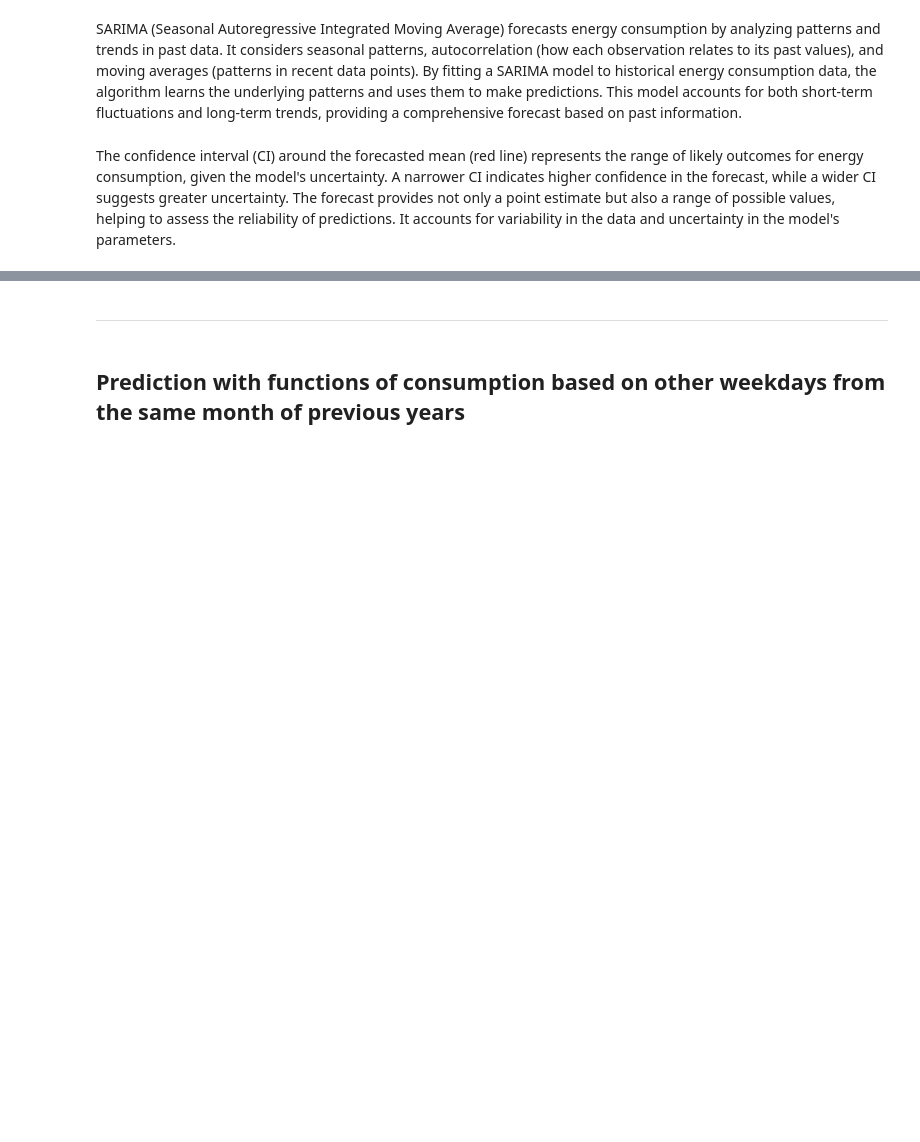
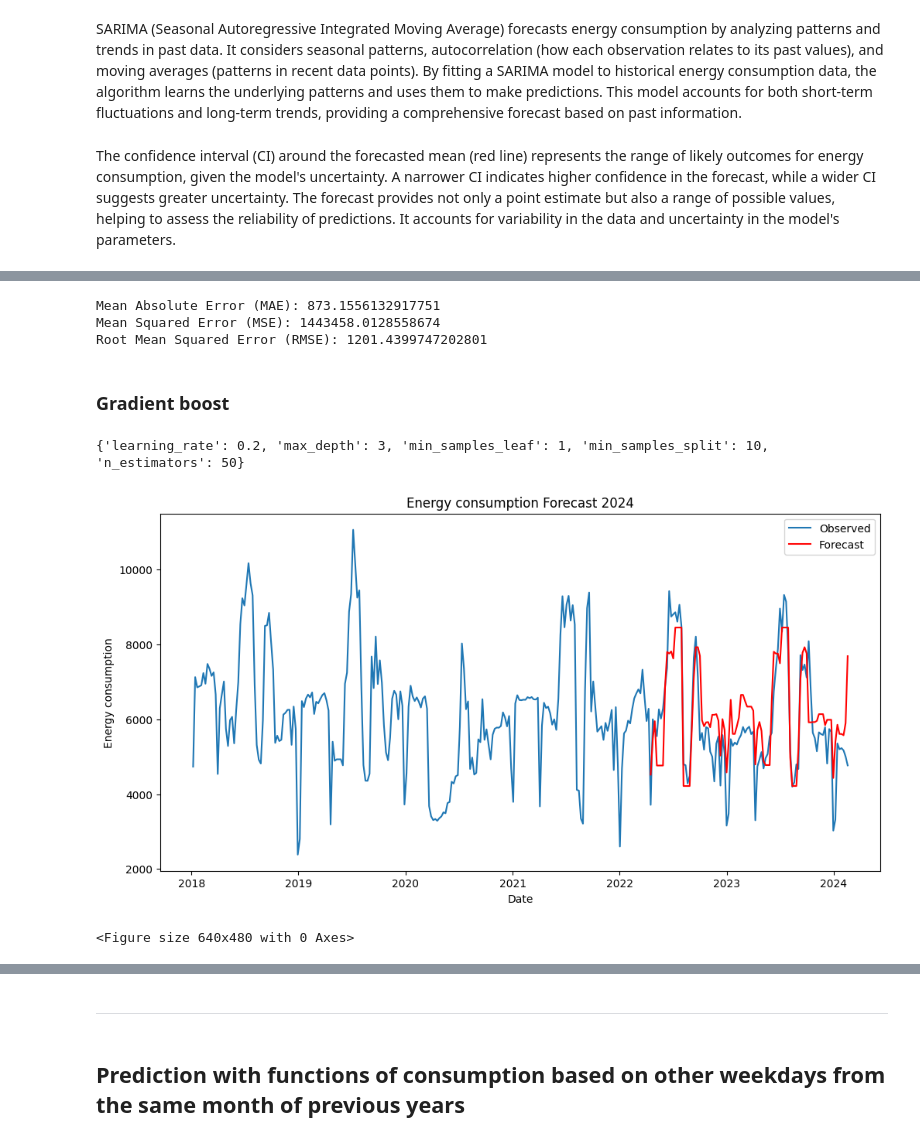
Before and after one commit to Martinacarretta/smart-UAB, a Jupyter notebook: Synthesis_project.ipynb, the cells around one changed output, grey strips where cells are left out. Drawn from its saved outputs; the diff is of its cells as text; code cells hidden in the pictures; blank space fills up the shorter version.

```diff
--- a/Synthesis_project.ipynb
+++ b/Synthesis_project.ipynb
@@ -1383,0 +1534,77 @@ The confidence interval (CI) around the forecasted mean (red line) represents th
+# %%
+# Calculate the errors
+mae2 = mean_absolute_error(y_val, y_pred_forest)
+mse2 = mean_squared_error(y_val, y_pred_forest)
+rmse2 = sqrt(mse2)
+
+print(f'Mean Absolute Error (MAE): {mae2}')
+print(f'Mean Squared Error (MSE): {mse2}')
+print(f'Root Mean Squared Error (RMSE): {rmse2}')
+# %% [output]
+Mean Absolute Error (MAE): 873.1556132917751
+Mean Squared Error (MSE): 1443458.0128558674
+Root Mean Squared Error (RMSE): 1201.4399747202801
+# %% [markdown]
+### Gradient boost
+# %%
+# Define the parameter grid for the grid search
+param_grid = {
+    'n_estimators': [50, 100, 200],
+    'max_depth': [None, 3, 5, 10],
+    'min_samples_split': [2, 5, 10],
+    'min_samples_leaf': [1, 2, 4],
+    'learning_rate': [0.01, 0.1, 0.2],
+}
+
+# Create a base model
+gb = GradientBoostingRegressor()
+
+# Instantiate the grid search model
+grid_search = GridSearchCV(estimator=gb, param_grid=param_grid, cv=3, n_jobs=-1, verbose=0)
+
+# Fit the grid search to the data
+grid_search.fit(X_train, y_train)
+
+# Print the best parameters
+print(grid_search.best_params_)
+
+# Train the model using the best parameters
+best_gb = GradientBoostingRegressor(**grid_search.best_params_)
+best_gb.fit(X_train, y_train)
+
+# Validate the model
+y_pred_gb = best_gb.predict(X_val)
+# %% [output]
+{'learning_rate': 0.2, 'max_depth': 3, 'min_samples_leaf': 1, 'min_samples_split': 10, 'n_estimators': 50}
+# %%
+df_predictions = pd.DataFrame({
+    'date': original_dates[split_index:],  # select the dates corresponding to your validation set
+    'prediction': y_pred_gb
+})
+
+# Convert 'date' column to datetime and set it as index
+df_predictions['date'] = pd.to_datetime(df_predictions['date'])
+df_predictions.set_index('date', inplace=True)
+
+# Resample the data to weekly mean
+df_predictions_resampled = df_predictions.resample('W').mean()
+
+# Do the same for the observed data
+energy_consumption_resampled = energy_consumption_d.copy()
+energy_consumption_resampled['Date'] = pd.to_datetime(energy_consumption_resampled['Date'])
+energy_consumption_resampled.set_index('Date', inplace=True)
+energy_consumption_resampled = energy_consumption_resampled['Q-Enginyeria-Total [kWh]'].resample('W').mean()
+
+# Plot the resampled data
+plt.figure(figsize=(12, 6))
+plt.plot(energy_consumption_resampled, label='Observed')
+plt.plot(df_predictions_resampled, label='Forecast', color='red')
+plt.title("Energy consumption Forecast 2024")
+plt.xlabel("Date")
+plt.ylabel("Energy consumption")
+plt.legend()
+plt.show()
+save_pic("Energy_consumption_forecast_d_gb.png")
+# %% [output]
+[figure, added]
+<Figure size 640x480 with 0 Axes>
```
Also changed, not shown: parts of 27 cells of this notebook, 1 other file.
